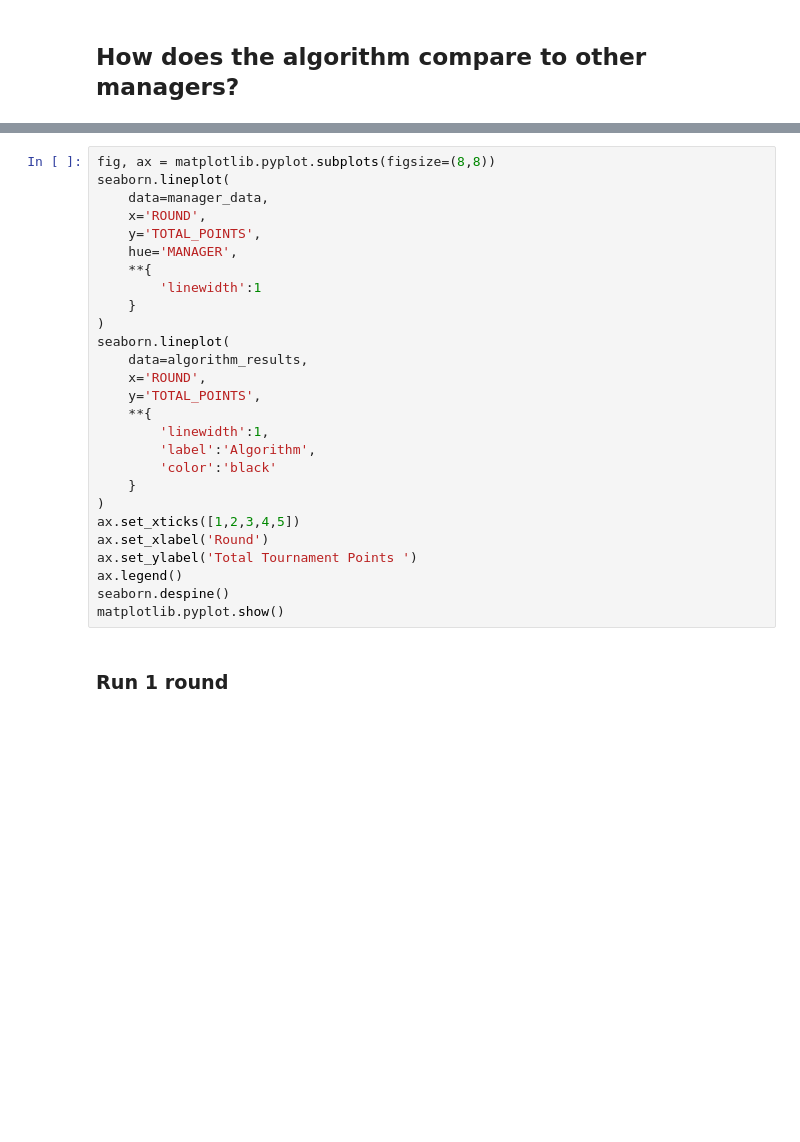
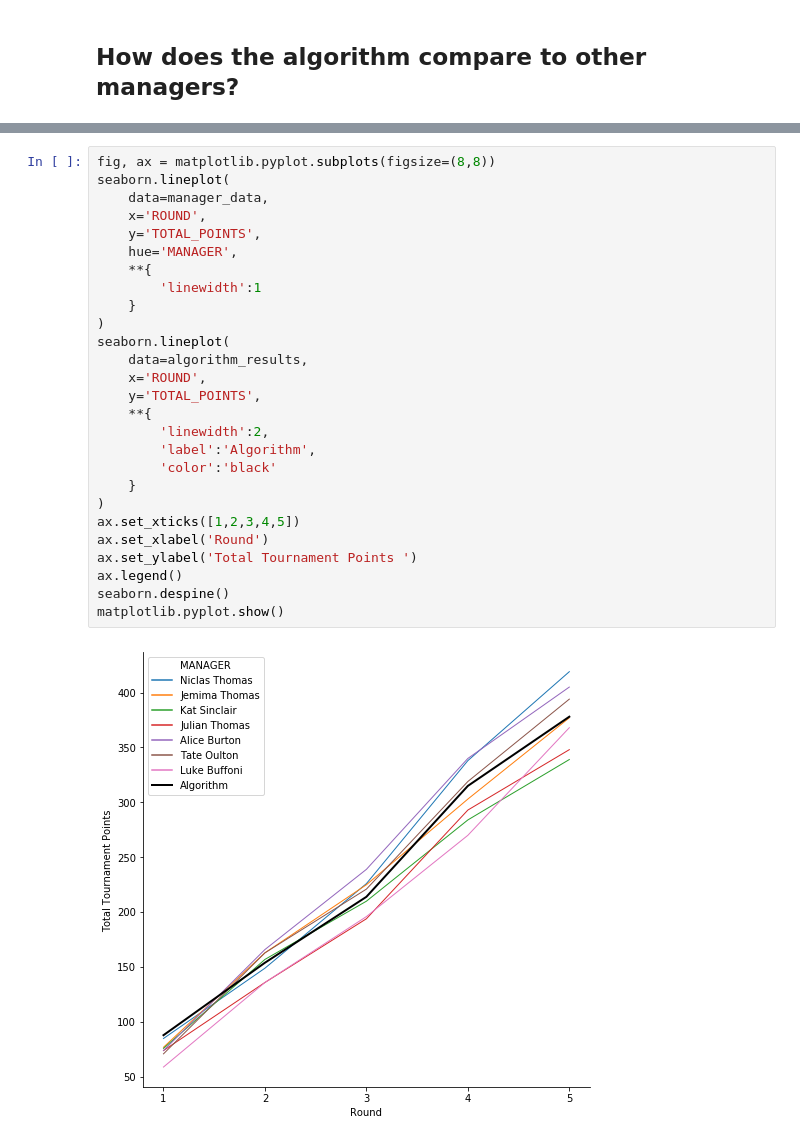
Before and after one commit to niclas-thomas/espn_fantasy_rugby, a Jupyter notebook: analytics/Team Selection.ipynb, the cells around one changed output, grey strips where cells are left out. Drawn from its saved outputs; the diff is of its cells as text; blank space fills up the shorter version.

```diff
--- a/analytics/Team Selection.ipynb
+++ b/analytics/Team Selection.ipynb
@@ -134,29 +77,29 @@ algorithm_results
 # %%
 fig, ax = matplotlib.pyplot.subplots(figsize=(8,8))
 seaborn.lineplot(
     data=manager_data,
     x='ROUND',
     y='TOTAL_POINTS',
     hue='MANAGER',
     **{
         'linewidth':1
     }
 )
 seaborn.lineplot(
     data=algorithm_results,
     x='ROUND',
     y='TOTAL_POINTS',
     **{
-        'linewidth':1,
+        'linewidth':2,
         'label':'Algorithm',
         'color':'black'
     }
 )
 ax.set_xticks([1,2,3,4,5])
 ax.set_xlabel('Round')
 ax.set_ylabel('Total Tournament Points ')
 ax.legend()
 seaborn.despine()
 matplotlib.pyplot.show()
+# %% [output]
+[figure, added]
-# %% [markdown]
-### Run 1 round
```
Also changed, not shown: parts of 10 cells of this notebook, 2 other files.
